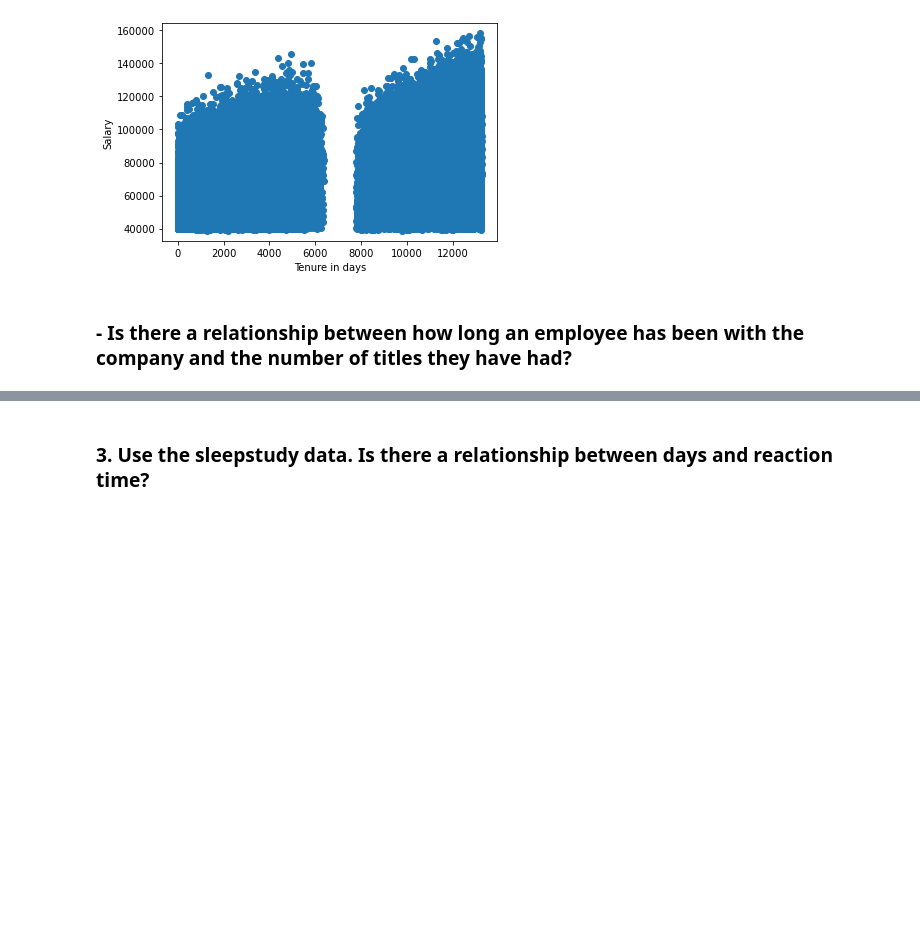
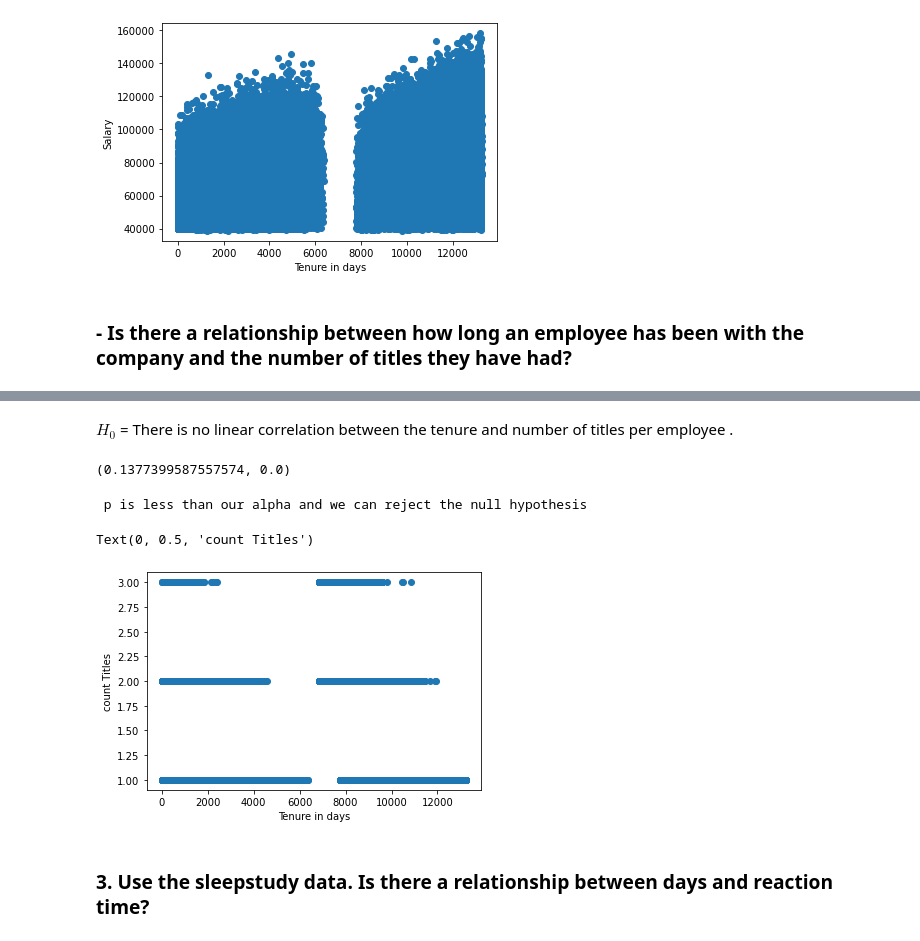
Before and after one commit to cindyvillanuevads/statistics-exercises, a Jupyter notebook: hypothesis_testing.ipynb, the cells around one changed output, grey strips where cells are left out. Cells and saved outputs as stored; diff of their text form; code cells hidden in the pictures; blank space fills up the shorter version.

Commit message:
add correlation exercises

```diff
--- a/hypothesis_testing.ipynb
+++ b/hypothesis_testing.ipynb
@@ -834,4 +886,21 @@ titles_series = titles_df.groupby('emp_no').count().title
+# %% [markdown]
+$H_0$ = There is no linear correlation between the tenure   and number of titles per employee .
 # %%
-stats.pearsonr(tenure_series, titles_series)
+r2, p2 = stats.pearsonr(tenure_series, titles_series)
+r2, p2
+# %% [output]
+(0.1377399587557574, 0.0)
+# %%
+if p2 < 0.05:
+    print(f' p is less than our alpha and we can reject the null hypothesis')
+# %% [output]
+ p is less than our alpha and we can reject the null hypothesis
+# %%
+plt.scatter(tenure_series, titles_series)
+plt.xlabel('Tenure in days')
+plt.ylabel('count Titles')
+# %% [output]
+Text(0, 0.5, 'count Titles')
+[figure, added]
 # %% [markdown]
 ### 3.  Use the sleepstudy data. Is there a relationship between days and reaction time?
```
Also changed, not shown: parts of 15 cells of this notebook.
